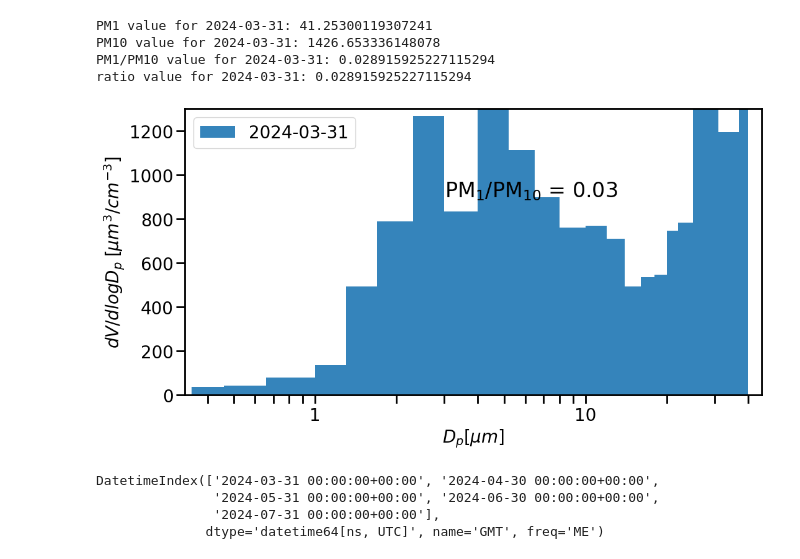
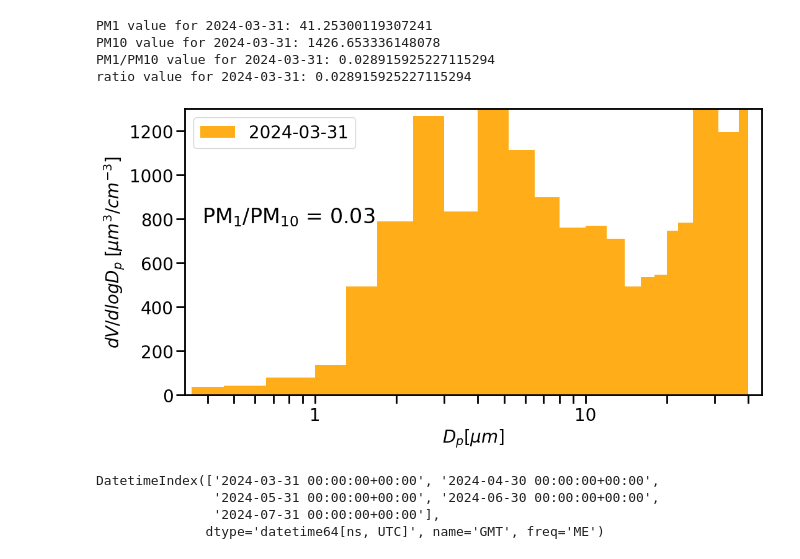
Before and after one commit to vn-hub/koloka, a Jupyter notebook: smpsEval3_summer.ipynb, the cells around one changed output. Cells and saved outputs as stored; diff of their text form; code cells hidden in the pictures.

```diff
--- a/smpsEval3_summer.ipynb
+++ b/smpsEval3_summer.ipynb
@@ -520,36 +520,36 @@ filtered_data = objd.dvdlogdp.loc[objd.dvdlogdp.index.date == selected_date.date
 # Plot the data
 smps.plots.histplot(
     filtered_data,
     objd.bins,
     ax=ax,
-    plot_kws=dict(alpha=0.9, color=next(cp), linewidth=0.9)
+    plot_kws=dict(alpha=0.9, color="orange", linewidth=0.9)
 )
 
 # Set the limits and labels
 ax.set_xlim(0.33, 45)  # Set x-axis range
 ax.set_ylim(0, 1300)  # Set y-axis range
 ax.yaxis.set_major_formatter(plt.FuncFormatter(lambda x, _: f'{int(x)}'))  # Format y-axis
 ax.set_ylabel("$dV/dlogD_p \; [µm^3/cm^{-3}]$", fontsize=20)  # Increase font size for y-axis label
 ax.set_xlabel("$D_p [µm]$", fontsize=20)  # Increase font size for x-axis label
 ax.legend([selected_date.strftime('%Y-%m-%d')], loc='upper left', fontsize=20)  # Increase font size for legend
 ax.tick_params(axis='both', which='major', labelsize=20)  # Increase tick label size
 ax.tick_params(axis='x', which='both', length=10, width=2)  # Highlight x-ticks
 ax.tick_params(axis='y', which='both', length=10, width=2)  # Highlight y-ticks
 
 # Calculate PM1/PM10 ratio and add text box
 
-ax.text(0.25, 0.75, f'PM$_1$/PM$_{{10}}$ = {ratiod:.2f}', transform=ax.transAxes, fontsize=24,
+ax.text(0.33, 0.66, f'PM$_1$/PM$_{{10}}$ = {ratiod:.2f}', transform=ax.transAxes, fontsize=24,
             verticalalignment='top', horizontalalignment='right', bbox=dict(facecolor='white', alpha=0.0))
 
 
 # Remove top and right spines and increase border thickness
 for spine in ax.spines.values():
     spine.set_linewidth(2)  # Increase border thickness
 
 # Display the plot
 plt.show()
 # %% [output]
-[figure, old version]
+[figure, new version]
 # %%
 # Převzorkujte data na 24hodinové průměry
 df_resampled = df.resample('ME').median()
```
